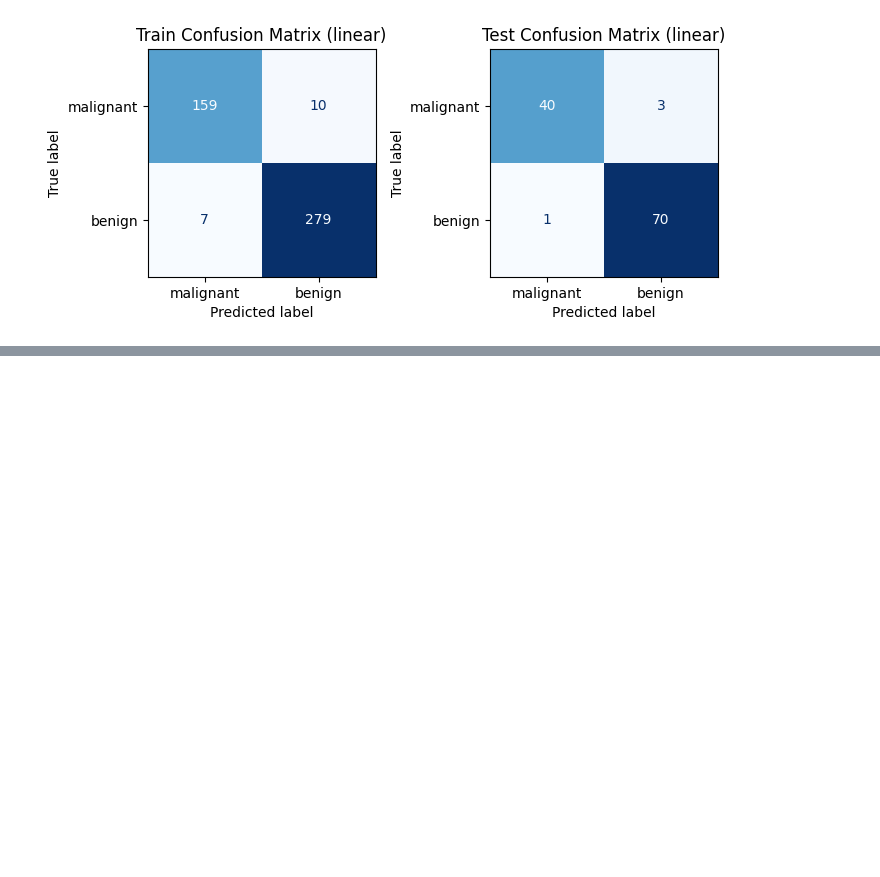
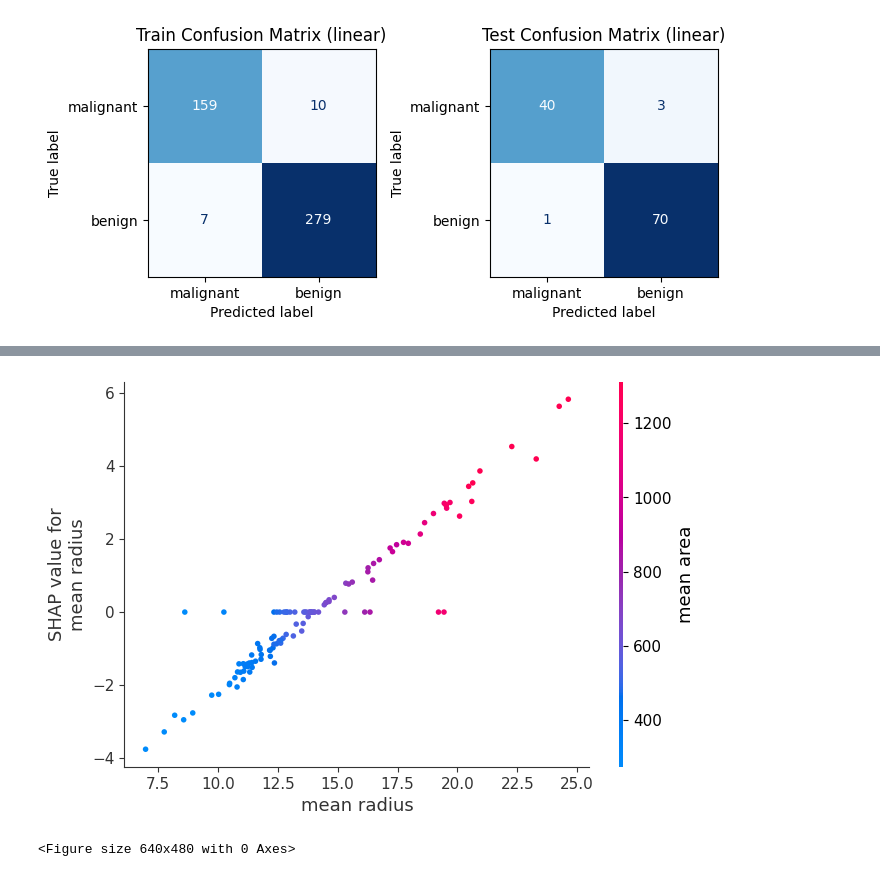
Before and after one commit to asheta66/Data-Mining-2, a Jupyter notebook: SVM_BC_Diagnosis.ipynb, the cells around one changed output, grey strips where cells are left out. Saved outputs shown, nothing was run; the diff lists cells and outputs as text; code cells hidden in the pictures; blank space fills up the shorter version.

```diff
--- a/SVM_BC_Diagnosis.ipynb
+++ b/SVM_BC_Diagnosis.ipynb
@@ -128,0 +273,21 @@ plt.show()
+# %%
+# Ensure feature names are passed correctly
+feature_name = "mean radius"
+
+# Draw the dependence plot
+shap.dependence_plot(
+    feature_name,
+    shap_values,
+    X_test,
+    feature_names=X_test.columns,
+    show=True  # to display in notebook
+)
+
+# Save the figure
+plt.savefig("shap_dependence_mean radius.png", dpi=300)
+
+# Show the plot
+plt.show()
+# %% [output]
+[figure, added]
+<Figure size 640x480 with 0 Axes>
```
Also changed, not shown: parts of 6 cells of this notebook.
